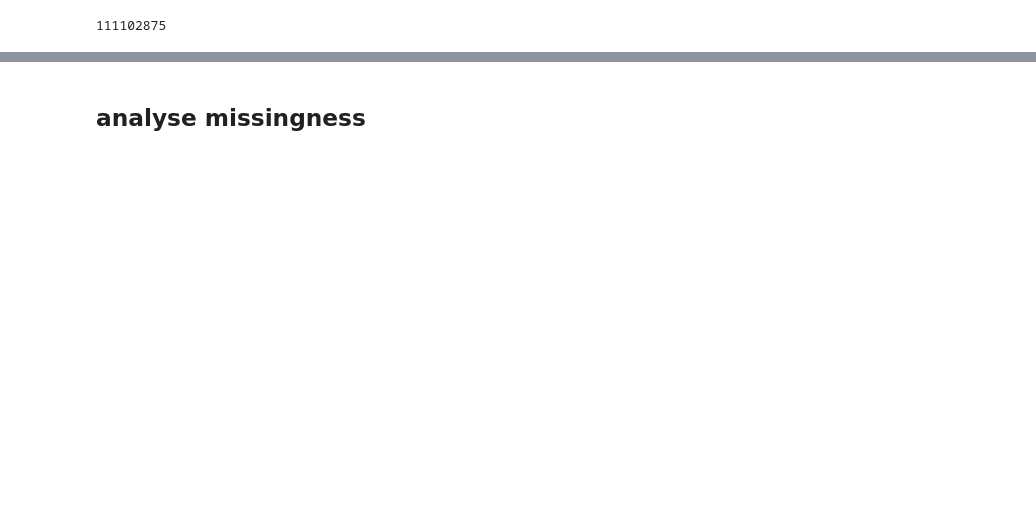
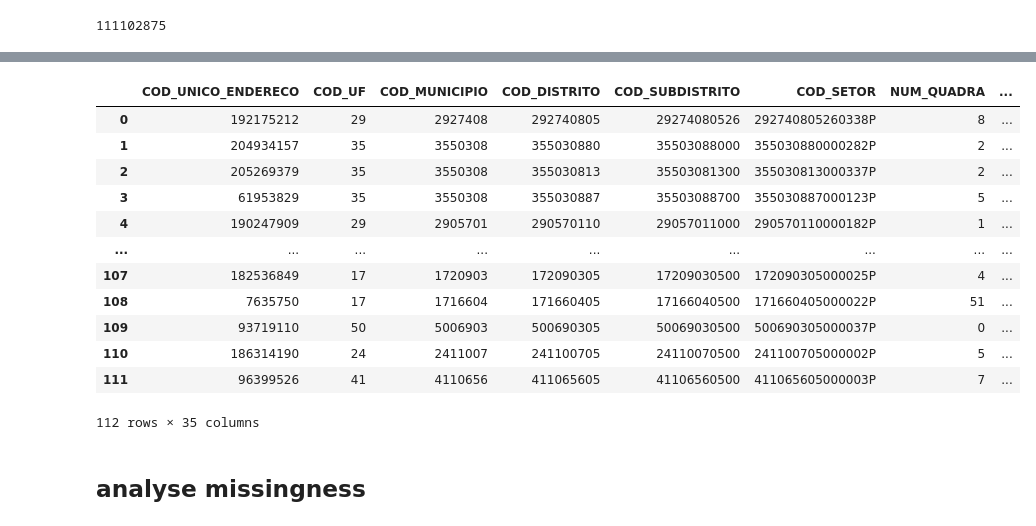
Before and after one commit to lucasvittal262/brazilian_address_linkage, a Jupyter notebook: notebooks/explore_cnefe_data.ipynb, the cells around one changed output, grey strips where cells are left out. Drawn from its saved outputs; the diff is of its cells as text; code cells hidden in the pictures; blank space fills up the shorter version.

```diff
--- a/notebooks/explore_cnefe_data.ipynb
+++ b/notebooks/explore_cnefe_data.ipynb
@@ -36,3 +38,6 @@ To adjust logging level use sc.setLogLevel(newLevel). For SparkR, use setLogLeve
 df.count()
 # %% [output]
 111102875
+# %%
+df.sample(fraction=0.000001).toPandas()
+# %% [output]
@@ -39,3 +45,16 @@ df.count()
+|  | COD_UNICO_ENDERECO | COD_UF | COD_MUNICIPIO | COD_DISTRITO | COD_SUBDISTRITO | COD_SETOR | NUM_QUADRA | ... |
+| 0 | 192175212 | 29 | 2927408 | 292740805 | 29274080526 | 292740805260338P | 8 | ... |
+| 1 | 204934157 | 35 | 3550308 | 355030880 | 35503088000 | 355030880000282P | 2 | ... |
+| 2 | 205269379 | 35 | 3550308 | 355030813 | 35503081300 | 355030813000337P | 2 | ... |
+| 3 | 61953829 | 35 | 3550308 | 355030887 | 35503088700 | 355030887000123P | 5 | ... |
+| 4 | 190247909 | 29 | 2905701 | 290570110 | 29057011000 | 290570110000182P | 1 | ... |
+| ... | ... | ... | ... | ... | ... | ... | ... | ... |
+| 107 | 182536849 | 17 | 1720903 | 172090305 | 17209030500 | 172090305000025P | 4 | ... |
+| 108 | 7635750 | 17 | 1716604 | 171660405 | 17166040500 | 171660405000022P | 51 | ... |
+| 109 | 93719110 | 50 | 5006903 | 500690305 | 50069030500 | 500690305000037P | 0 | ... |
+| 110 | 186314190 | 24 | 2411007 | 241100705 | 24110070500 | 241100705000002P | 5 | ... |
+| 111 | 96399526 | 41 | 4110656 | 411065605 | 41106560500 | 411065605000003P | 7 | ... |
+112 rows × 35 columns
 # %% [markdown]
 ## analyse missingness
 # %%
```
Also changed, not shown: parts of 8 cells of this notebook.
